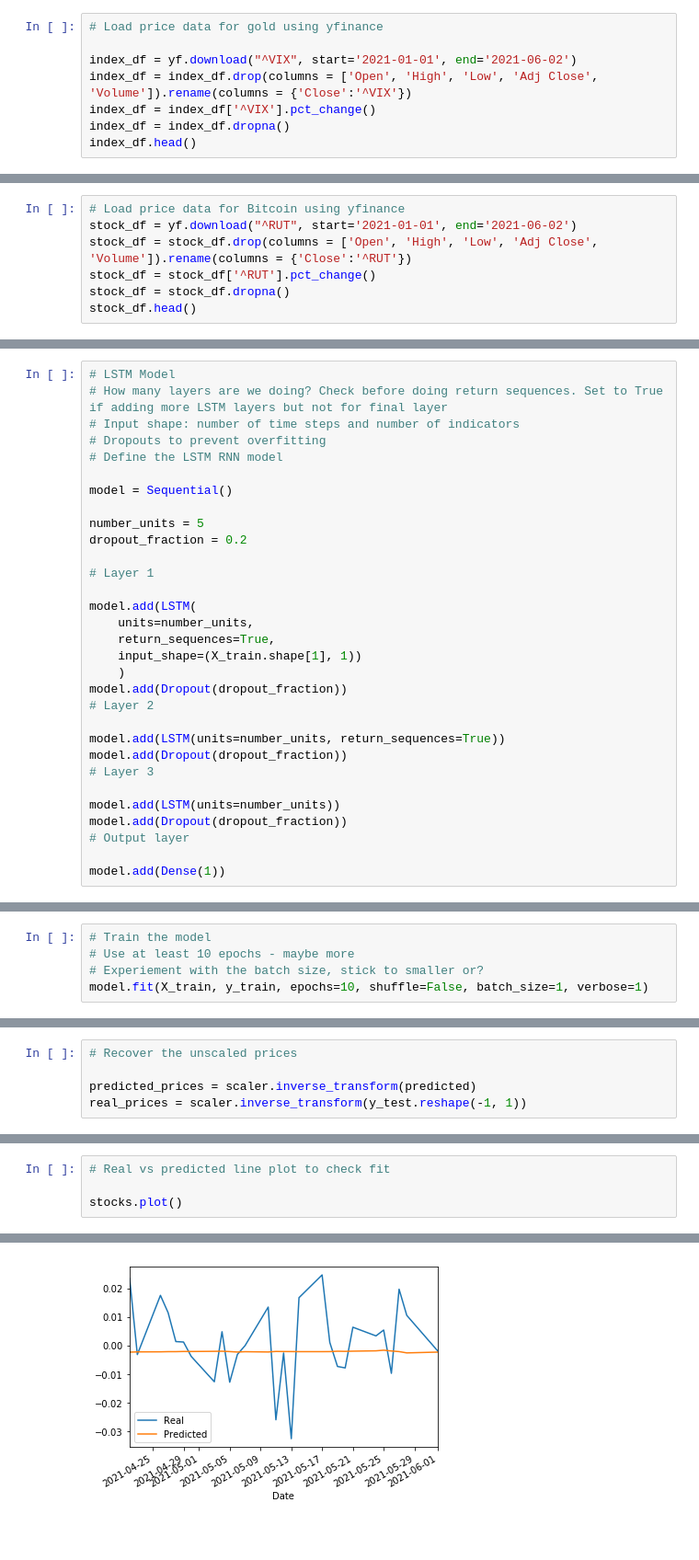
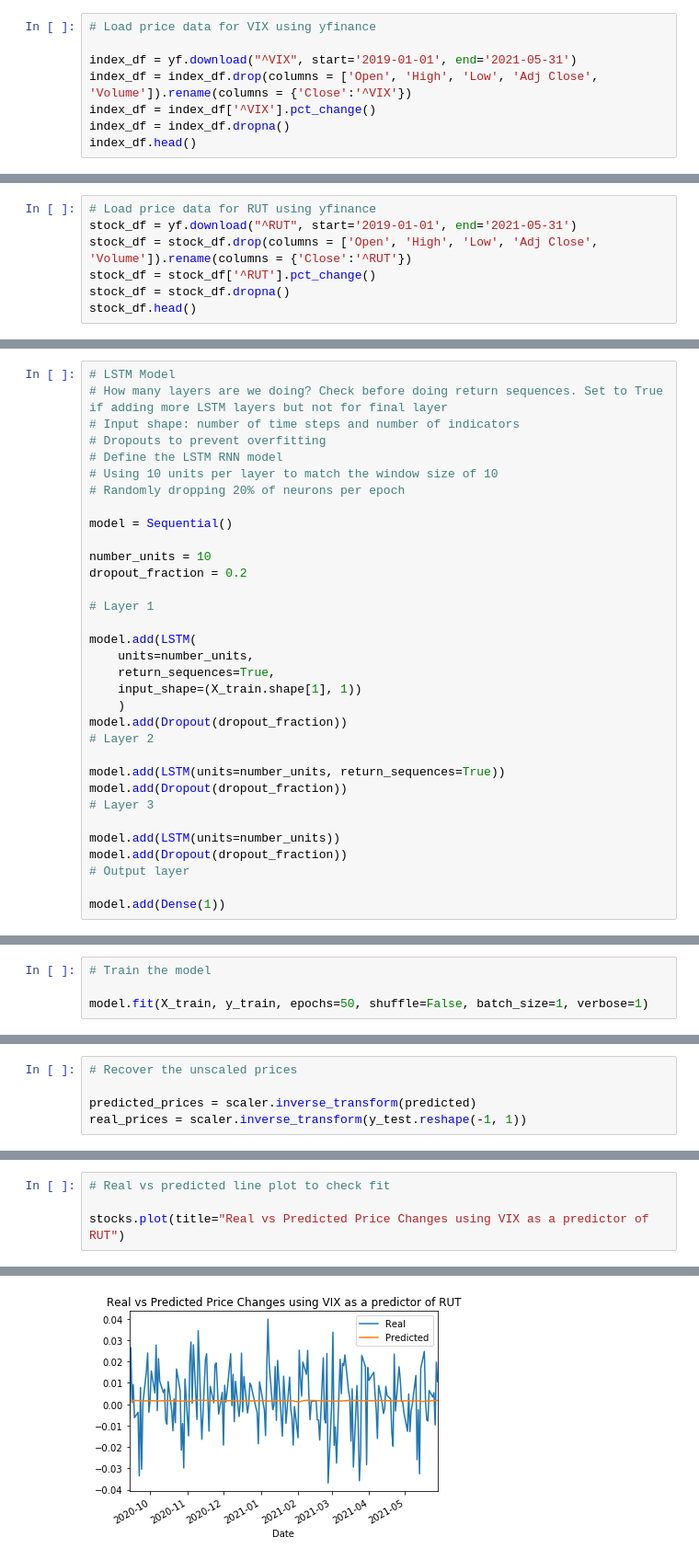
Before and after one commit to priscilla-wong/Project_2, a Jupyter notebook: LSTM_Time_Series_pct_chng.ipynb, the cells around one changed output, grey strips where cells are left out. Shown at 92% size. Cells and saved outputs as stored; diff of their text form; blank space fills up the shorter version.

Commit message:
adding updated parameters to models

```diff
--- a/LSTM_Time_Series_pct_chng.ipynb
+++ b/LSTM_Time_Series_pct_chng.ipynb
@@ -22,7 +22,7 @@ random.set_seed(2)
 # %%
-# Load price data for gold using yfinance
+# Load price data for VIX using yfinance
 
-index_df = yf.download("^VIX", start='2021-01-01', end='2021-06-02')
+index_df = yf.download("^VIX", start='2019-01-01', end='2021-05-31')
 index_df = index_df.drop(columns = ['Open', 'High', 'Low', 'Adj Close', 'Volume']).rename(columns = {'Close':'^VIX'})
 index_df = index_df['^VIX'].pct_change()
 index_df = index_df.dropna()
@@ -38,7 +38,7 @@ Date
 Name: ^VIX, dtype: float64
 # %%
-# Load price data for Bitcoin using yfinance
-stock_df = yf.download("^RUT", start='2021-01-01', end='2021-06-02')
+# Load price data for RUT using yfinance
+stock_df = yf.download("^RUT", start='2019-01-01', end='2021-05-31')
 stock_df = stock_df.drop(columns = ['Open', 'High', 'Low', 'Adj Close', 'Volume']).rename(columns = {'Close':'^RUT'})
 stock_df = stock_df['^RUT'].pct_change()
 stock_df = stock_df.dropna()
@@ -142,10 +142,12 @@ from tensorflow.keras.layers import LSTM, Dense, Dropout
 # Input shape: number of time steps and number of indicators
 # Dropouts to prevent overfitting
 # Define the LSTM RNN model
+# Using 10 units per layer to match the window size of 10
+# Randomly dropping 20% of neurons per epoch
 
 model = Sequential()
 
-number_units = 5
+number_units = 10
 dropout_fraction = 0.2
 
 # Layer 1
@@ -196,7 +198,6 @@ Non-trainable params: 0
 _________________________________________________________________
 # %%
 # Train the model
-# Use at least 10 epochs - maybe more
-# Experiement with the batch size, stick to smaller or?
-model.fit(X_train, y_train, epochs=10, shuffle=False, batch_size=1, verbose=1)
+
+model.fit(X_train, y_train, epochs=50, shuffle=False, batch_size=1, verbose=1)
 # %% [output]
@@ -257,8 +256,8 @@ stocks.head()
 # %%
 # Real vs predicted line plot to check fit
 
-stocks.plot()
+stocks.plot(title="Real vs Predicted Price Changes using VIX as a predictor of RUT")
 # %% [output]
 <matplotlib.axes._subplots.AxesSubplot at 0x...>
-[figure, old version]
+[figure, new version]
 # %%
```
Also changed, not shown: parts of 17 cells of this notebook, 2 other files.
